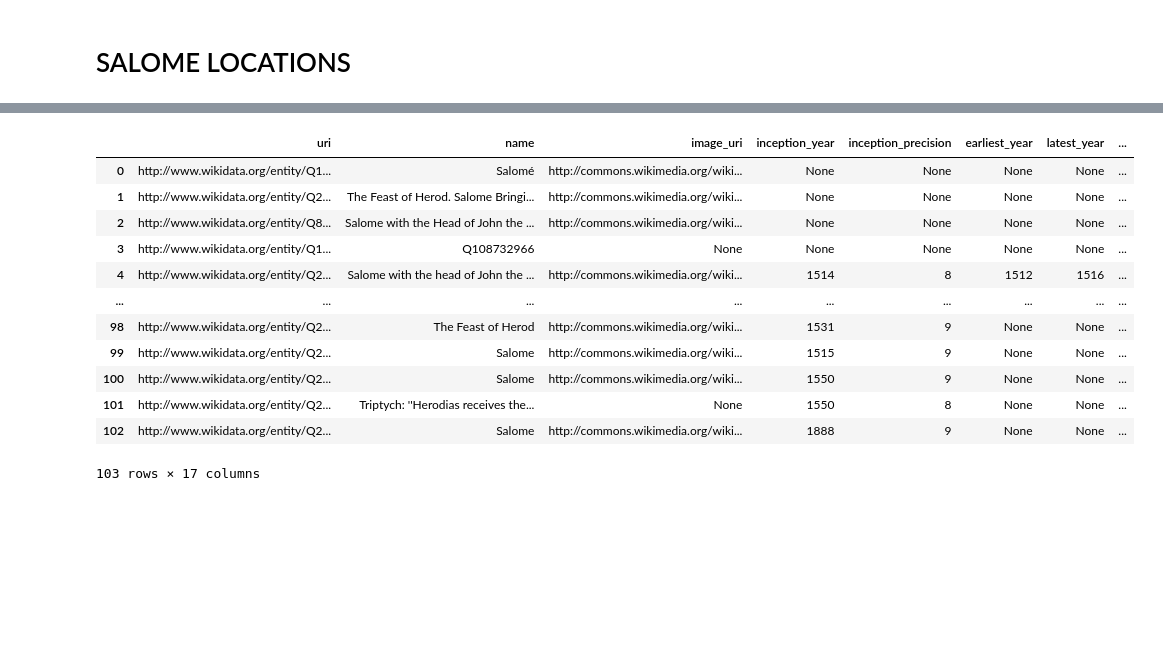
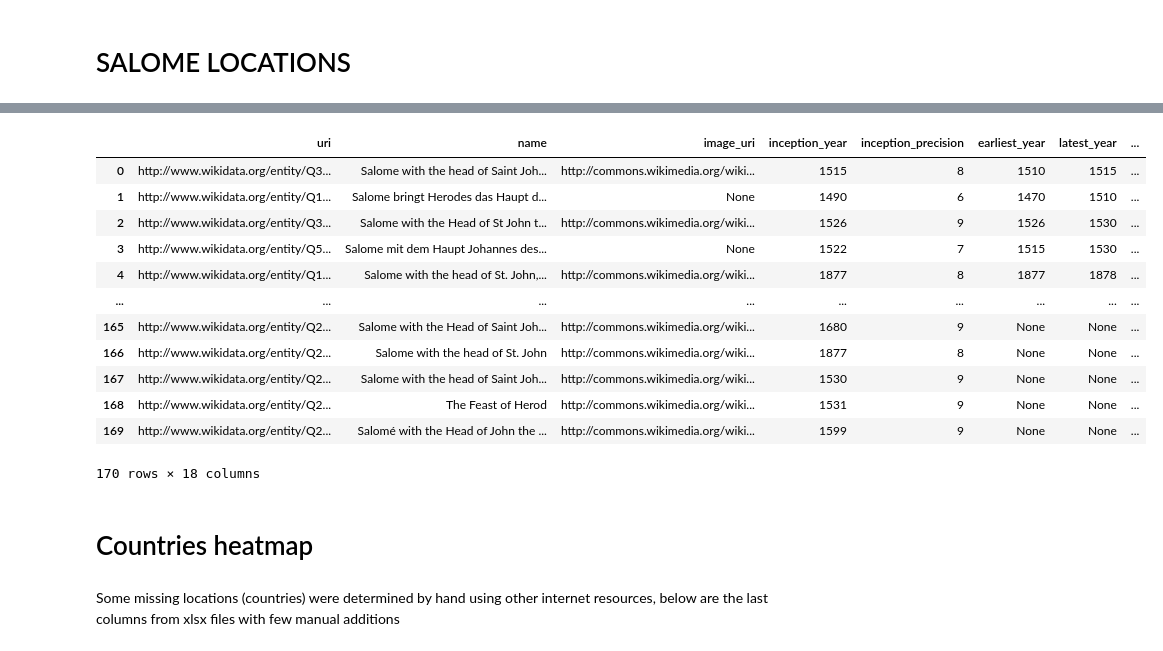
Before and after one commit to katya-avem/Judith-and-Salom-, a Jupyter notebook: Judith and Salome.ipynb, the cells around one changed output, grey strips where cells are left out. Drawn from its saved outputs; the diff is of its cells as text; code cells hidden in the pictures; blank space fills up the shorter version.

Commit message:
Update ipynb, add countries heatmap

```diff
--- a/Judith and Salome.ipynb
+++ b/Judith and Salome.ipynb
@@ -320,12 +318,14 @@ wd:Q865736
 # %%
 query = """
-    SELECT ?uri ?name ?lat ?lon
+    SELECT ?uri ?name ?lat ?lon ?country_name
     WHERE {
         VALUES ?uri {""" +  ' '.join(location_uris)  + """}
-        ?uri p:P625/psv:P625 [ wikibase:geoLatitude ?lat ; wikibase:geoLongitude ?lon ; ]
+        ?uri p:P625/psv:P625 [ wikibase:geoLatitude ?lat ; wikibase:geoLongitude ?lon ; ] .
+        ?uri wdt:P17 ?country
         SERVICE wikibase:label {
             bd:serviceParam wikibase:language "en,de" .
             ?uri rdfs:label ?name .
+            ?country rdfs:label ?country_name
         }
     }
  """
@@ -333,7 +333,7 @@ query = """
 sparql_wd.setQuery(query)
 locations_response = sparql_wd.query().convert()
 
-keys = ['uri', 'name', 'lat', 'lon']
+keys = ['uri', 'name', 'lat', 'lon', 'country_name']
 locations_response = [
     {key: result.get(key, {}).get('value', None) for key in keys}
     for result in locations_response['results']['bindings']
@@ -378,7 +380,7 @@ for artwork in artworks:
         artwork[f'creator_{key}'] = artwork_creator.get(key, None)
 
     artwork_location = locations_by_uri.get(artwork['location_uri'], {})
-    for key in ['name', 'lat', 'lon']:
+    for key in ['name', 'lat', 'lon', 'country_name']:
         artwork[f'location_{key}'] = artwork_location.get(key, None)
 
 pd.DataFrame(artworks)
@@ -636,0 +631,27 @@ wd:Q26421
+# %%
+query = """
+    SELECT ?uri ?name ?lat ?lon ?country_name
+    WHERE {
+        VALUES ?uri {""" +  ' '.join(location_uris)  + """}
+        ?uri p:P625/psv:P625 [ wikibase:geoLatitude ?lat ; wikibase:geoLongitude ?lon ; ] .
+        ?uri wdt:P17 ?country
+        SERVICE wikibase:label {
+            bd:serviceParam wikibase:language "en,de" .
+            ?uri rdfs:label ?name .
+            ?country rdfs:label ?country_name
+        }
+    }
+ """
+
+sparql_wd.setQuery(query)
+locations_response = sparql_wd.query().convert()
+
+keys = ['uri', 'name', 'lat', 'lon', 'country_name']
+locations_response = [
+    {key: result.get(key, {}).get('value', None) for key in keys}
+    for result in locations_response['results']['bindings']
+]
+
+pprint(locations_response[0])
+pprint(locations_response[1])
+len(locations_response)
@@ -641,30 +674,34 @@ Salome_locations_by_uri = {item['uri']: item for item in locations_response}
 # %%
 Salome_artworks = list(Salome_artworks_by_uri.values()) # transform back to list
 Salome_artworks = [obj.copy() for obj in Salome_artworks] # need to create copies because we will modify the objects
 
 for artwork in Salome_artworks:
     Salome_artwork_creator = Salome_creators_by_uri.get(artwork['creator_uri'], {})
     for key in ['name', 'gender', 'citizenship']:
         artwork[f'creator_{key}'] = Salome_artwork_creator.get(key, None)
 
     Salome_artwork_location = Salome_locations_by_uri.get(artwork['location_uri'], {})
-    for key in ['name', 'lat', 'lon']:
+    for key in ['name', 'lat', 'lon', 'country_name']:
         artwork[f'location_{key}'] = Salome_artwork_location.get(key, None)
 
 pd.DataFrame(Salome_artworks)
 # %% [output]
 |  | uri | name | image_uri | inception_year | inception_precision | earliest_year | latest_year | ... |
-| 0 | http://www.wikidata.org/entity/Q1... | Salomé | http://commons.wikimedia.org/wiki... | None | None | None | None | ... |
-| 1 | http://www.wikidata.org/entity/Q2... | The Feast of Herod. Salome Bringi... | http://commons.wikimedia.org/wiki... | None | None | None | None | ... |
-| 2 | http://www.wikidata.org/entity/Q8... | Salome with the Head of John the ... | http://commons.wikimedia.org/wiki... | None | None | None | None | ... |
-| 3 | http://www.wikidata.org/entity/Q1... | Q108732966 | None | None | None | None | None | ... |
-| 4 | http://www.wikidata.org/entity/Q2... | Salome with the head of John the ... | http://commons.wikimedia.org/wiki... | 1514 | 8 | 1512 | 1516 | ... |
+| 0 | http://www.wikidata.org/entity/Q3... | Salome with the head of Saint Joh... | http://commons.wikimedia.org/wiki... | 1515 | 8 | 1510 | 1515 | ... |
+| 1 | http://www.wikidata.org/entity/Q1... | Salome bringt Herodes das Haupt d... | None | 1490 | 6 | 1470 | 1510 | ... |
+| 2 | http://www.wikidata.org/entity/Q3... | Salome with the Head of St John t... | http://commons.wikimedia.org/wiki... | 1526 | 9 | 1526 | 1530 | ... |
+| 3 | http://www.wikidata.org/entity/Q5... | Salome mit dem Haupt Johannes des... | None | 1522 | 7 | 1515 | 1530 | ... |
+| 4 | http://www.wikidata.org/entity/Q1... | Salome with the head of St. John,... | http://commons.wikimedia.org/wiki... | 1877 | 8 | 1877 | 1878 | ... |
 | ... | ... | ... | ... | ... | ... | ... | ... | ... |
-| 98 | http://www.wikidata.org/entity/Q2... | The Feast of Herod | http://commons.wikimedia.org/wiki... | 1531 | 9 | None | None | ... |
-| 99 | http://www.wikidata.org/entity/Q2... | Salome | http://commons.wikimedia.org/wiki... | 1515 | 9 | None | None | ... |
-| 100 | http://www.wikidata.org/entity/Q2... | Salome | http://commons.wikimedia.org/wiki... | 1550 | 9 | None | None | ... |
-| 101 | http://www.wikidata.org/entity/Q2... | Triptych: ''Herodias receives the... | None | 1550 | 8 | None | None | ... |
-| 102 | http://www.wikidata.org/entity/Q2... | Salome | http://commons.wikimedia.org/wiki... | 1888 | 9 | None | None | ... |
+| 165 | http://www.wikidata.org/entity/Q2... | Salome with the Head of Saint Joh... | http://commons.wikimedia.org/wiki... | 1680 | 9 | None | None | ... |
+| 166 | http://www.wikidata.org/entity/Q2... | Salome with the head of St. John | http://commons.wikimedia.org/wiki... | 1877 | 8 | None | None | ... |
+| 167 | http://www.wikidata.org/entity/Q2... | Salome with the head of Saint Joh... | http://commons.wikimedia.org/wiki... | 1530 | 9 | None | None | ... |
+| 168 | http://www.wikidata.org/entity/Q2... | The Feast of Herod | http://commons.wikimedia.org/wiki... | 1531 | 9 | None | None | ... |
+| 169 | http://www.wikidata.org/entity/Q2... | Salomé with the Head of John the ... | http://commons.wikimedia.org/wiki... | 1599 | 9 | None | None | ... |
-103 rows × 17 columns
+170 rows × 18 columns
 # %%
 pd.DataFrame(Salome_artworks).to_excel('./salome.xlsx')
+# %% [markdown]
+# Countries heatmap
+# %% [markdown]
+Some missing locations (countries) were determined by hand using other internet resources, below are the last columns from xlsx files with few manual additions
```
Also changed, not shown: parts of 26 cells of this notebook.
